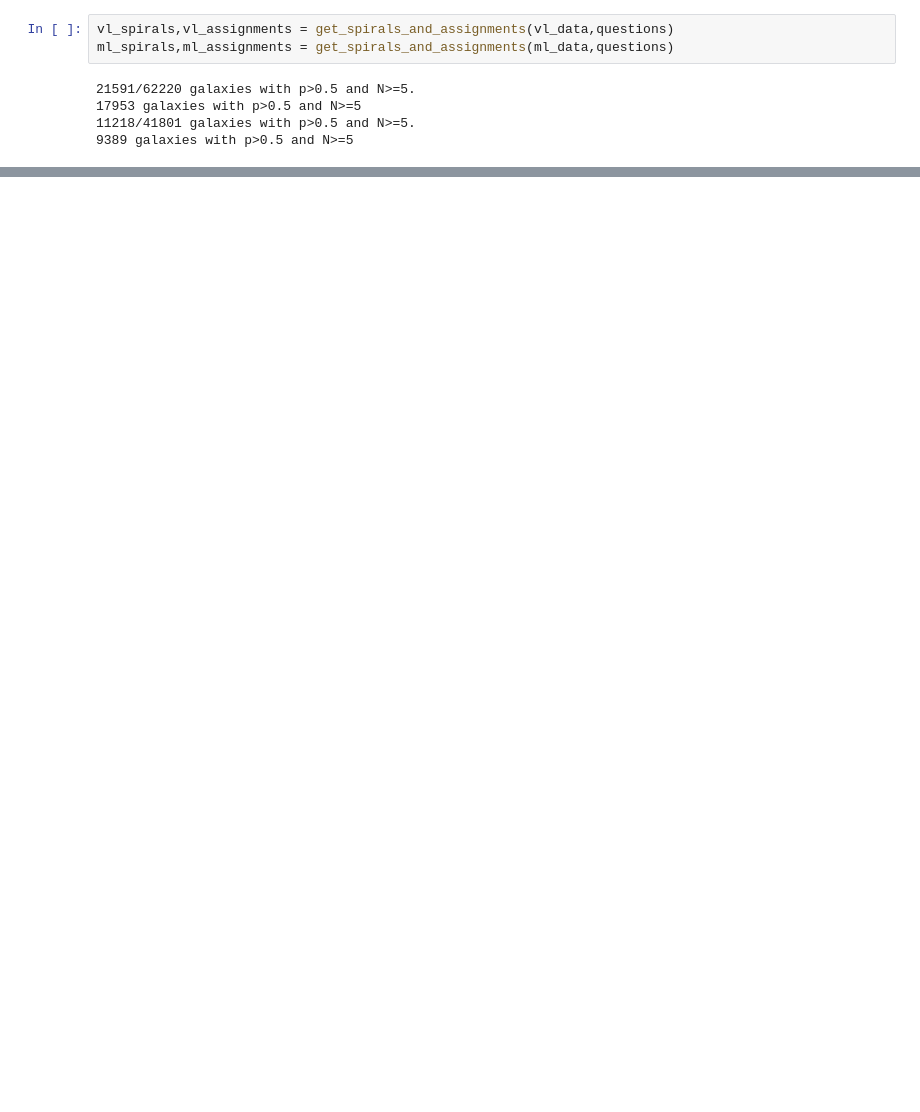
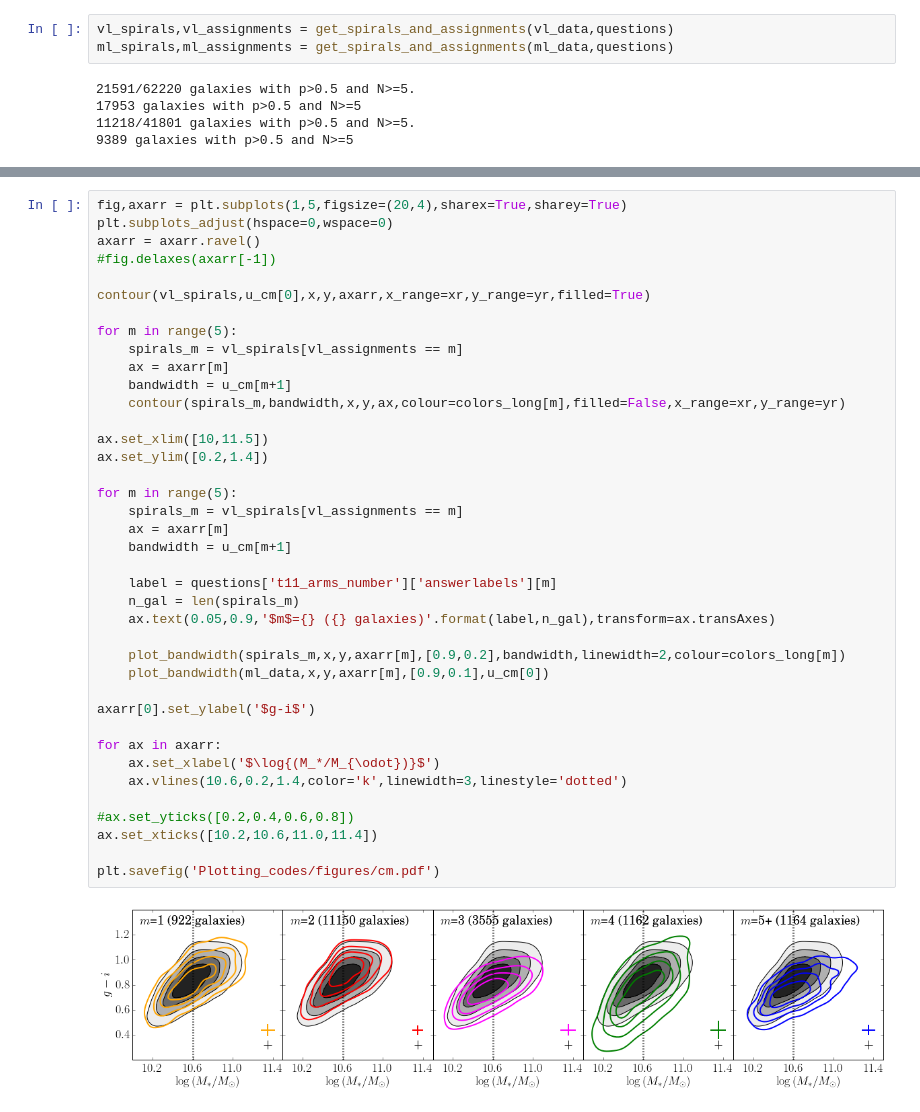
Before and after one commit to RossHart/Debiasing, a Jupyter notebook: Plotting_codes/contour_plots.ipynb, the cells around one changed output, grey strips where cells are left out. Cells and saved outputs as stored; diff of their text form; blank space fills up the shorter version.

```diff
--- a/Plotting_codes/contour_plots.ipynb
+++ b/Plotting_codes/contour_plots.ipynb
@@ -322,0 +401,41 @@ for m in range(5):
+# %%
+fig,axarr = plt.subplots(1,5,figsize=(20,4),sharex=True,sharey=True)
+plt.subplots_adjust(hspace=0,wspace=0)
+axarr = axarr.ravel()
+#fig.delaxes(axarr[-1])
+
+contour(vl_spirals,u_cm[0],x,y,axarr,x_range=xr,y_range=yr,filled=True)
+
+for m in range(5):
+    spirals_m = vl_spirals[vl_assignments == m]
+    ax = axarr[m]
+    bandwidth = u_cm[m+1]
+    contour(spirals_m,bandwidth,x,y,ax,colour=colors_long[m],filled=False,x_range=xr,y_range=yr)
+
+ax.set_xlim([10,11.5])
+ax.set_ylim([0.2,1.4])
+
+for m in range(5):
+    spirals_m = vl_spirals[vl_assignments == m]
+    ax = axarr[m]
+    bandwidth = u_cm[m+1]
+
+    label = questions['t11_arms_number']['answerlabels'][m]
+    n_gal = len(spirals_m)
+    ax.text(0.05,0.9,'$m$={} ({} galaxies)'.format(label,n_gal),transform=ax.transAxes)
+
+    plot_bandwidth(spirals_m,x,y,axarr[m],[0.9,0.2],bandwidth,linewidth=2,colour=colors_long[m])
+    plot_bandwidth(ml_data,x,y,axarr[m],[0.9,0.1],u_cm[0])
+
+axarr[0].set_ylabel('$g-i$')
+
+for ax in axarr:
+    ax.set_xlabel('$\log{(M_*/M_{\odot})}$')
+    ax.vlines(10.6,0.2,1.4,color='k',linewidth=3,linestyle='dotted')
+
+#ax.set_yticks([0.2,0.4,0.6,0.8])
+ax.set_xticks([10.2,10.6,11.0,11.4])
+
+plt.savefig('Plotting_codes/figures/cm.pdf')
+# %% [output]
+[figure, added]
```
Also changed, not shown: parts of 36 cells of this notebook, 4 other files.
